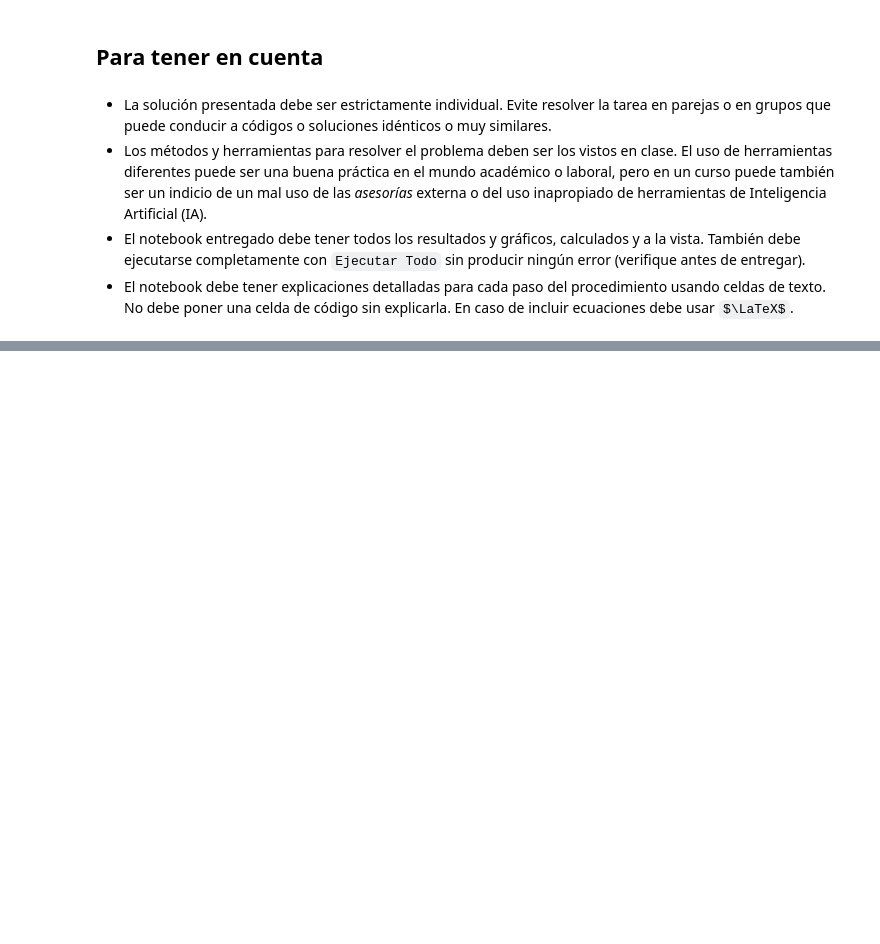
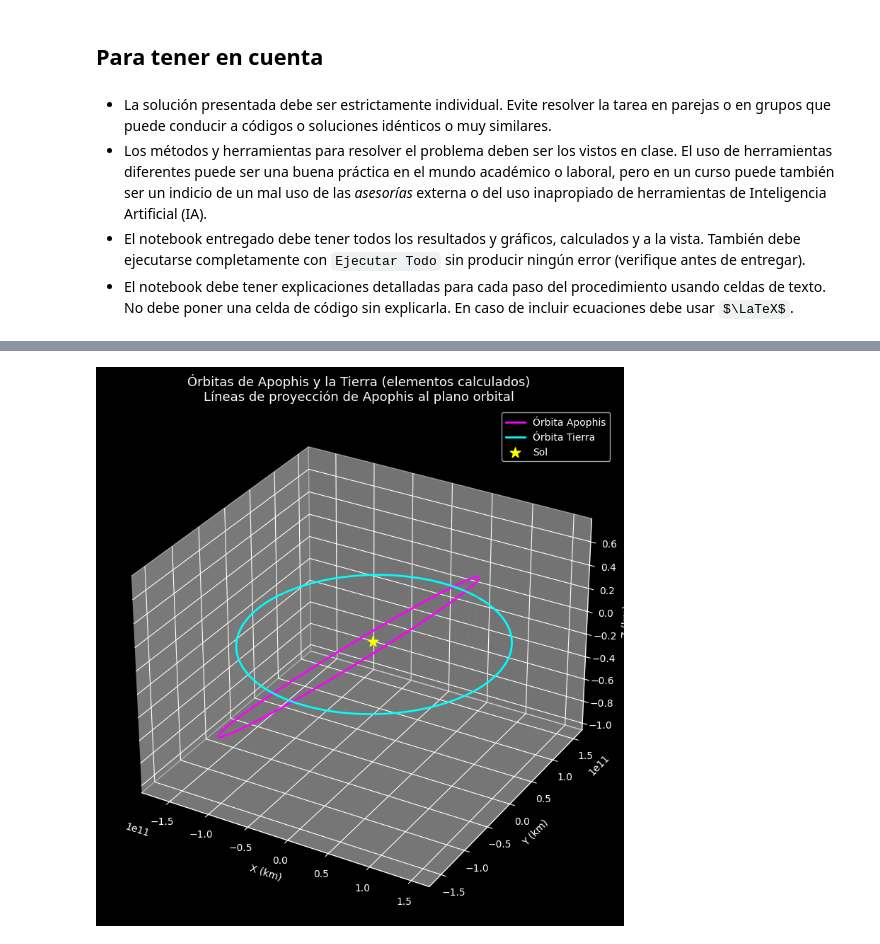
Before and after one commit to VanessaGF24/Proyecto-Apophis, a Jupyter notebook: Proyecto-AproximaciónApophis-MC2026-1.ipynb, the cells around one changed output, grey strips where cells are left out. Cells and saved outputs as stored; diff of their text form; code cells hidden in the pictures; some formulas as TeX source; blank space fills up the shorter version.

```diff
--- a/Proyecto-AproximaciónApophis-MC2026-1.ipynb
+++ b/Proyecto-AproximaciónApophis-MC2026-1.ipynb
@@ -55,0 +194,19 @@ Una vez entregues el proyecto el profesor realizará una revisión del mismo y t
+# %%
+tabla_t, jd_t, X_t = pc.consulta_horizons(id='399', location ='@SSB', epochs='2025-11-21')
+r_tierra = X_t[0:3]
+rvec_t= X_t[:3]
+vvec_t = X_t[3:]
+mu=pc.constantes.mu_sun + pc.constantes.mu_earth
+#magnitudes
+r=np.linalg.norm(rvec_t)
+v=np.linalg.norm(vvec_t)
+p_t, e_t, I_t, Omega_t, omega_t, f_t, a_t, Q_t = calculate_orbital_elements(rvec_t, vvec_t, pc.constantes.mu_sun + pc.constantes.mu_earth)
+rad=180/np.pi
+print(f"Semi-latus rectum (p): {p_t:.2f} km")
+print(f"Eccentricity (e): {e_t:.4f}")
+print(f"Inclination (I): {I_t*rad:.2f} degrees")
+print(f"Right Ascension of Ascending Node (Omega): {Omega_t*rad:.2f} degrees")
+print(f"Argument of Perigee (omega): {omega_t*rad:.2f} degrees")
+print(f"True Anomaly (f): {f_t*rad:.2f} degrees")
+print(f"Semi-major axis (a): {a_t:.2f} km = {a_t/1.4e11 :.4f} AU")
+print(f"Aphelion distance (Q): {Q_t:.2f} km = {Q_t/1.4e11:.4f} AU")
@@ -55,0 +222,47 @@ Una vez entregues el proyecto el profesor realizará una revisión del mismo y t
+# %%
+# Graficar órbitas de Apophis y la Tierra usando elementos calculados desde vectores
+import matplotlib.pyplot as plt
+from mpl_toolkits.mplot3d import Axes3D
+
+num_points = 500
+f_arr = np.linspace(0, 2*np.pi, num_points)
+
+# Órbita Apophis
+x3d_a, y3d_a, z3d_a = [], [], []
+for f_i in f_arr:
+    x, y, z = conic_section(p, e, I, Omega, omega, f_i)
+    x3d_a.append(x)
+    y3d_a.append(y)
+    z3d_a.append(z)
+
+# Órbita Tierra
+x3d_t, y3d_t, z3d_t = [], [], []
+for f_i in f_arr:
+    x_t, y_t, z_t = conic_section(p_t, e_t, I_t, Omega_t, omega_t, f_i)
+    x3d_t.append(x_t)
+    y3d_t.append(y_t)
+    z3d_t.append(z_t)
+
+fig = plt.figure(figsize=(10,8))
+ax = fig.add_subplot(111, projection='3d')
+
+# Órbitas
+ax.plot(x3d_a, y3d_a, z3d_a, label='Órbita Apophis', color='magenta', lw=2)
+ax.plot(x3d_t, y3d_t, z3d_t, label='Órbita Tierra', color='cyan', lw=2)
+
+# Líneas desde la órbita de Apophis al plano XY (plano orbital de la Tierra)
+for i in range(0, num_points, 20):
+    ax.plot([x3d_a[i], x3d_a[i]], [y3d_a[i], y3d_a[i]], [0, z3d_a[i]], color='gray', alpha=0.35, lw=0.8)
+
+# Sol
+ax.scatter([0], [0], [0], color='yellow', label='Sol', s=120, marker='*', zorder=10)
+
+ax.set_xlabel('X (km)')
+ax.set_ylabel('Y (km)')
+ax.set_zlabel('Z (km)')
+ax.legend()
+plt.title('Órbitas de Apophis y la Tierra (elementos calculados)\nLíneas de proyección de Apophis al plano orbital', fontsize=13)
+plt.tight_layout()
+plt.show()
+# %% [output]
+[figure, added]
```
Also changed, not shown: parts of 9 cells of this notebook, 1 other file.
